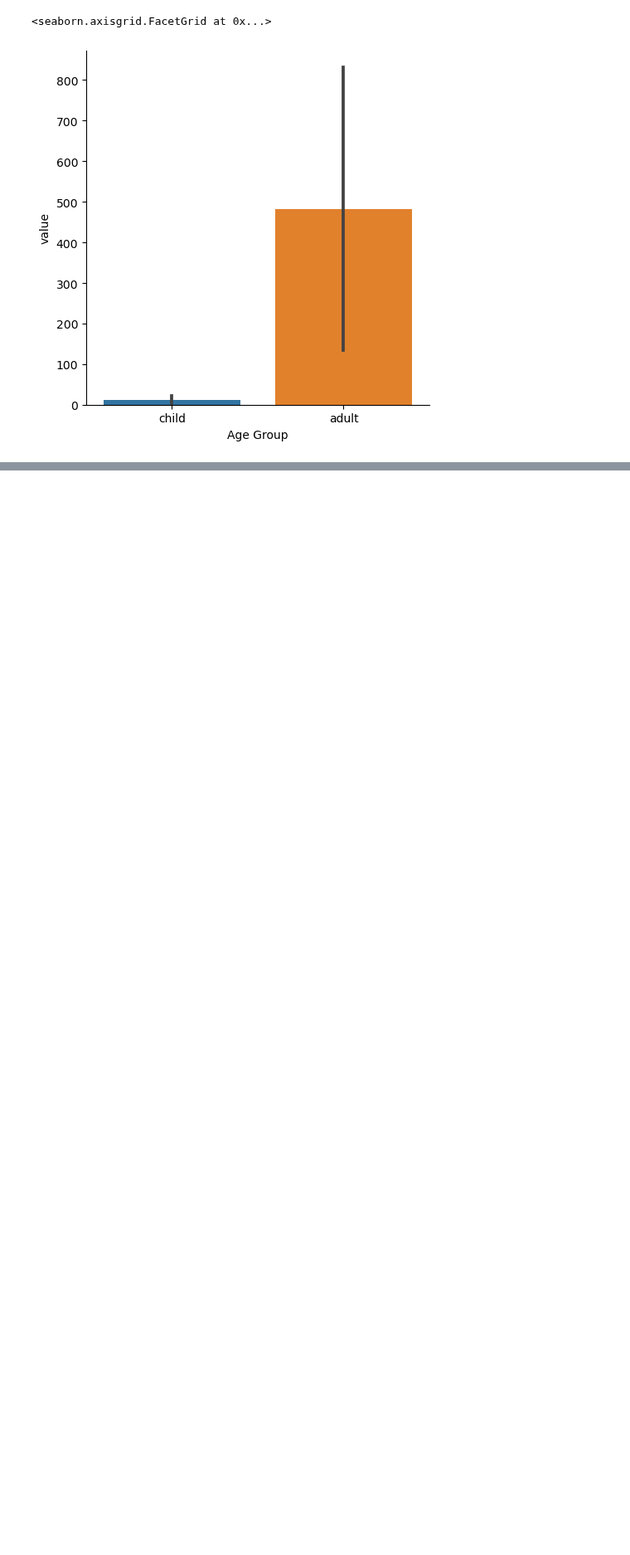
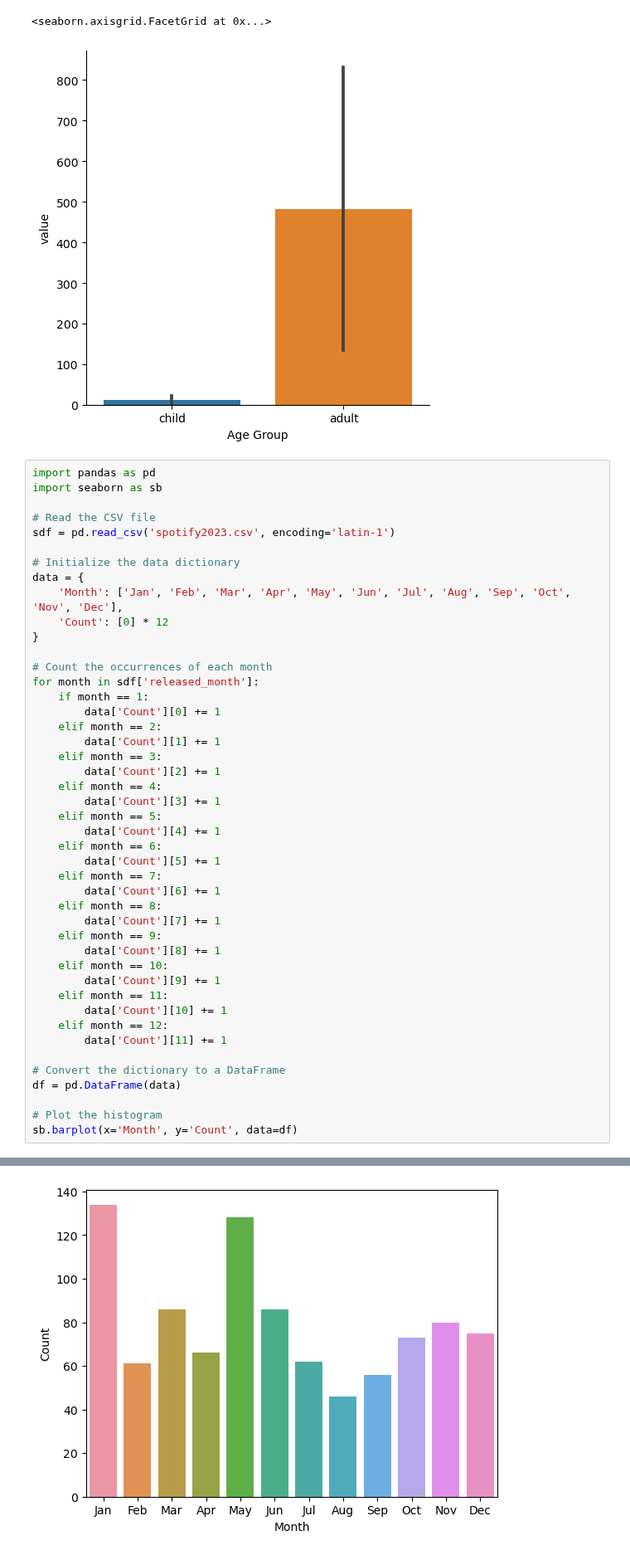
Before and after one commit to ReverseRasterization/AI, a Jupyter notebook: Semester 1/Untitled Folder/Scratch.ipynb, the cells around one changed output, grey strips where cells are left out. Shown at 83% size. Drawn from its saved outputs; the diff is of its cells as text; blank space fills up the shorter version.

```diff
--- a/Semester 1/Untitled Folder/Scratch.ipynb
+++ b/Semester 1/Untitled Folder/Scratch.ipynb
@@ -103,3 +103,49 @@ sns.catplot(data=age_survival, x="Age Group", y="value", kind="bar")
 # %% [output]
 <seaborn.axisgrid.FacetGrid at 0x...>
 [figure]
+# %%
+import pandas as pd
+import seaborn as sb
+
+# Read the CSV file
+sdf = pd.read_csv('spotify2023.csv', encoding='latin-1')
+
+# Initialize the data dictionary
+data = {
+    'Month': ['Jan', 'Feb', 'Mar', 'Apr', 'May', 'Jun', 'Jul', 'Aug', 'Sep', 'Oct', 'Nov', 'Dec'],
+    'Count': [0] * 12
+}
+
+# Count the occurrences of each month
+for month in sdf['released_month']:
+    if month == 1:
+        data['Count'][0] += 1
+    elif month == 2:
+        data['Count'][1] += 1
+    elif month == 3:
+        data['Count'][2] += 1
+    elif month == 4:
+        data['Count'][3] += 1
+    elif month == 5:
+        data['Count'][4] += 1
+    elif month == 6:
+        data['Count'][5] += 1
+    elif month == 7:
+        data['Count'][6] += 1
+    elif month == 8:
+        data['Count'][7] += 1
+    elif month == 9:
+        data['Count'][8] += 1
+    elif month == 10:
+        data['Count'][9] += 1
+    elif month == 11:
+        data['Count'][10] += 1
+    elif month == 12:
+        data['Count'][11] += 1
+
+# Convert the dictionary to a DataFrame
+df = pd.DataFrame(data)
+
+# Plot the histogram
+sb.barplot(x='Month', y='Count', data=df)
+# %% [output]
@@ -105,0 +153 @@ sns.catplot(data=age_survival, x="Age Group", y="value", kind="bar")
+[figure, added]
```
Also changed, not shown: parts of 1 cell of this notebook, 5 other files.
